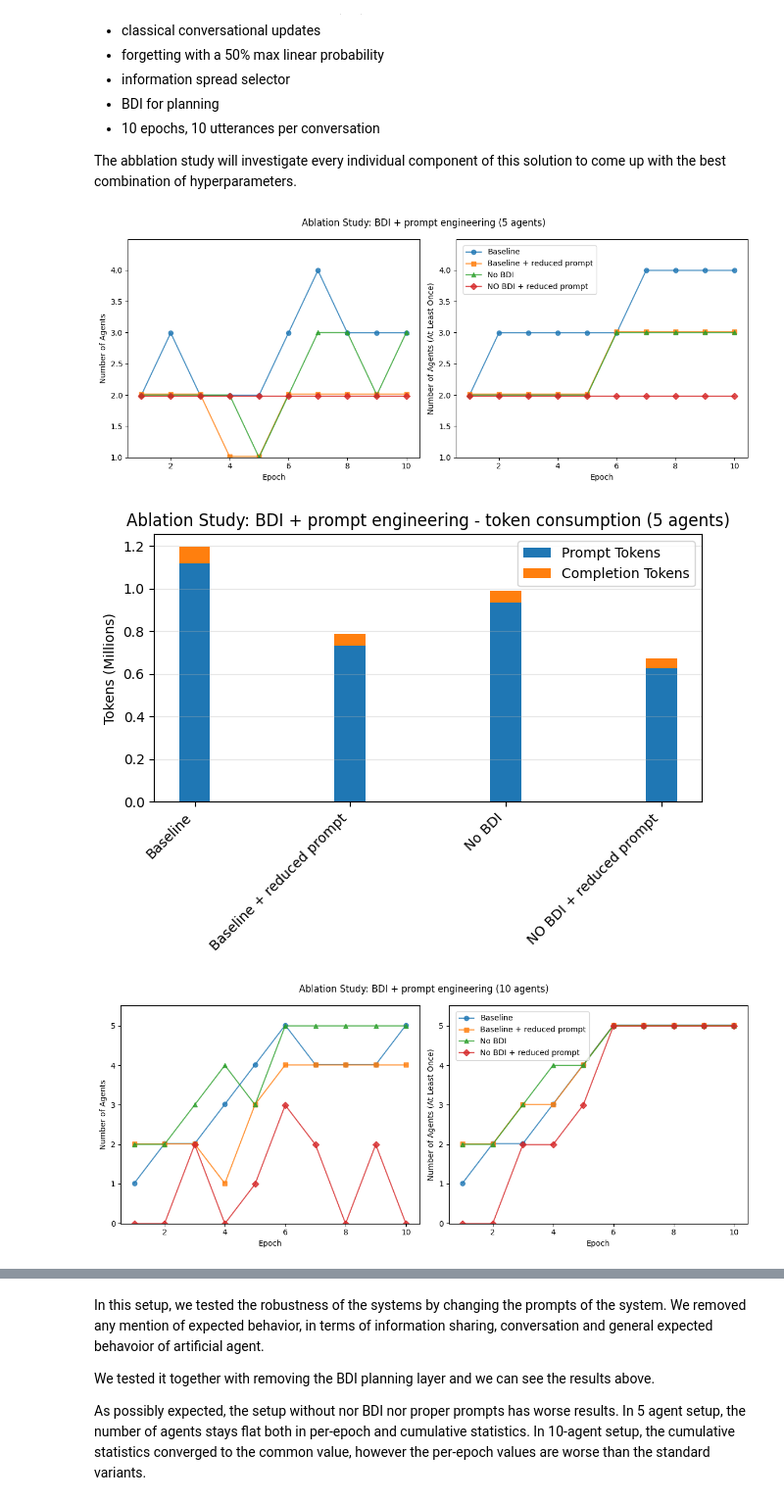
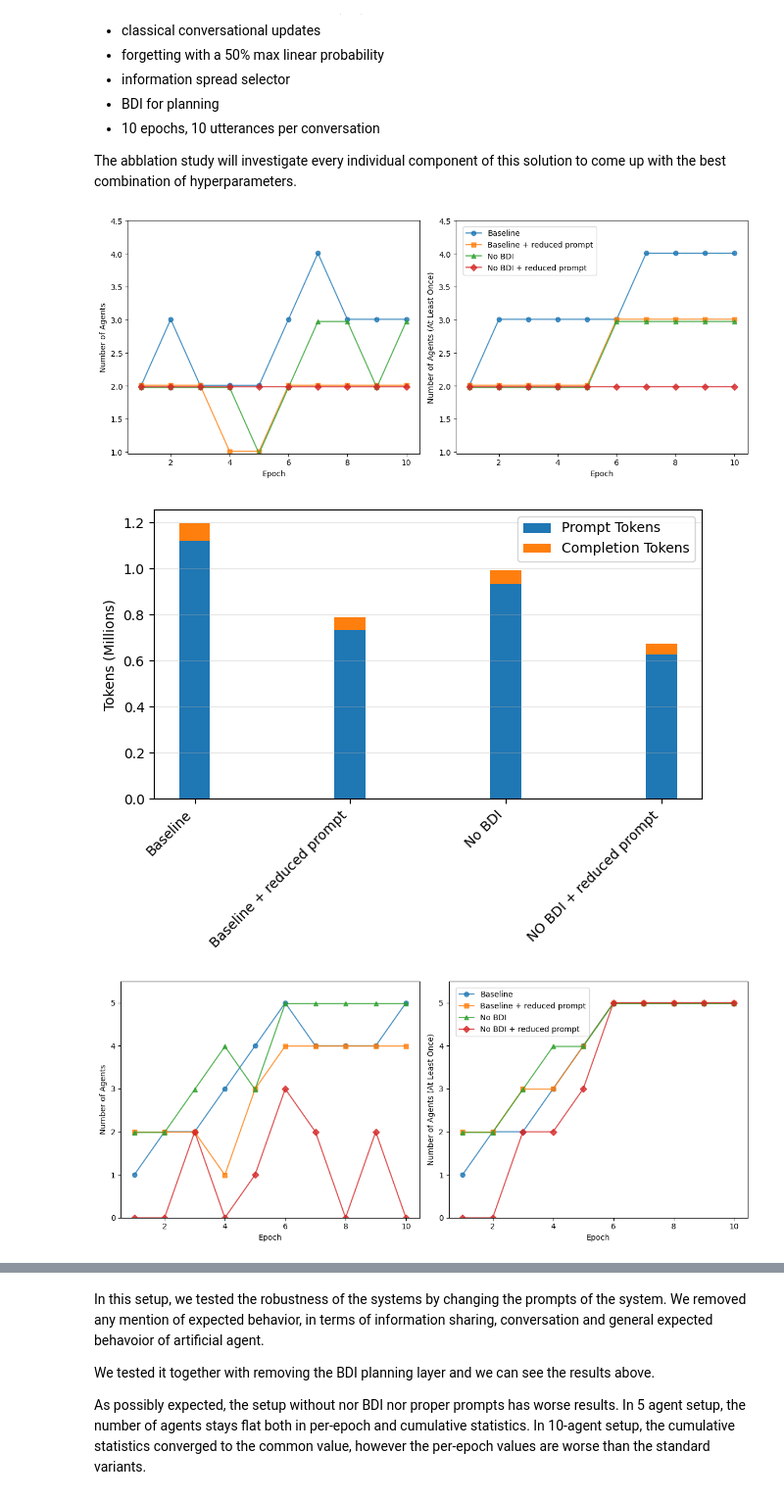
Before and after one commit to matuskonig/generative-agents, a Jupyter notebook: experiments/abbl_study_1_results.ipynb, the cells around one changed output, grey strips where cells are left out. Shown at 98% size. Cells and saved outputs as stored; diff of their text form; code cells hidden in the pictures.

Commit message:
experiment result

```diff
--- a/experiments/abbl_study_1_results.ipynb
+++ b/experiments/abbl_study_1_results.ipynb
@@ -99,7 +99,7 @@ def get_per_epoch_at_least_once_counts(result: ExperimentResult):
         unique_agents.update(epoch_agents)
         yield len(unique_agents)
 # %%
-def create_abblation_plot(data: list[tuple[str, ExperimentResult]], title: str):
+def create_abblation_plot(data: list[tuple[str, ExperimentResult]], title: str, filename: str) -> None:
     fig, axes = plt.subplots(1, 2, figsize=(12, 5))
 
     JIGGLE_SCALE = 0.025
@@ -123,7 +123,7 @@ def create_abblation_plot(data: list[tuple[str, ExperimentResult]], title: str):
         min_y = min(min_y, min(y2))
 
     # Common settings
-    fig.suptitle(title)
+    #fig.suptitle(title)
     axes[0].set_xlabel("Epoch")
     axes[1].set_xlabel("Epoch")
     axes[0].set_ylabel("Number of Agents")
@@ -135,12 +135,14 @@ def create_abblation_plot(data: list[tuple[str, ExperimentResult]], title: str):
     plt.legend(loc="upper left", bbox_to_anchor=(0.01, 0.99))
 
     plt.tight_layout()
+    plt.savefig(f"assets/{filename}", bbox_inches="tight")
     plt.show()
 
 
 def create_token_consumption_plot(
     data: list[tuple[str, ExperimentResult]],
     title: str,
+    filename: str,
 ) -> None:
     """Create a stacked bar chart showing token consumption per experiment."""
     fig, ax = plt.subplots()
@@ -157,12 +159,13 @@ def create_token_consumption_plot(
 
     #ax.set_xlabel("Experiment")
     ax.set_ylabel("Tokens (Millions)")
-    ax.set_title(title)
+    #ax.set_title(title)
     ax.set_xticks(x)
     ax.set_xticklabels(labels, rotation=45, ha="right")
     ax.legend()
     ax.grid(axis="y", alpha=0.3)
     plt.tight_layout()
+    plt.savefig(f"assets/{filename}", bbox_inches="tight")
     plt.show()
 # %% [markdown]
 # Introduction
@@ -185,38 +188,42 @@ create_abblation_plot(
         ("Baseline", A1_baseline_5),
         ("Baseline + reduced prompt", A2_baseline_5_redprompt),
         ("No BDI", A3_simple_no_bdi_5),
-        ("NO BDI + reduced prompt", A4_simple_no_bdi_5_red),
+        ("No BDI + reduced prompt", A4_simple_no_bdi_5_red),
     ],
     title="Ablation Study: BDI + prompt engineering (5 agents)",
+    filename="abblation_bdi_prompt_5.pdf",
 )
 create_token_consumption_plot(
     [
         ("Baseline", A1_baseline_5),
         ("Baseline + reduced prompt", A2_baseline_5_redprompt),
         ("No BDI", A3_simple_no_bdi_5),
         ("NO BDI + reduced prompt", A4_simple_no_bdi_5_red),
     ],
     title="Ablation Study: BDI + prompt engineering - token consumption (5 agents)",
+    filename="abblation_bdi_prompt_5_tokens.pdf",
 )
 create_abblation_plot(
     [
         ("Baseline", A5_baseline_10),
         ("Baseline + reduced prompt", A6_baseline_10_redprompt),
         ("No BDI", A7_simple_no_bdi_10),
         ("No BDI + reduced prompt", A8_simple_no_bdi_10_red),
     ],
     title="Ablation Study: BDI + prompt engineering (10 agents)",
+    filename="abblation_bdi_prompt_10.pdf",
 )
 create_token_consumption_plot(
     [
         ("Baseline", A5_baseline_10),
         ("Baseline + reduced prompt", A6_baseline_10_redprompt),
         ("No BDI", A7_simple_no_bdi_10),
         ("No BDI + reduced prompt", A8_simple_no_bdi_10_red),
     ],
     title="Ablation Study: BDI + prompt engineering (10 agents)",
+    filename="abblation_bdi_prompt_10_tokens.pdf",
 )
 # %% [output]
-[figure, old version]
+[figure, new version]
-[figure, old version]
+[figure, new version]
-[figure, old version]
+[figure, new version]
```
Also changed, not shown: parts of 7 cells of this notebook, 39 other files.
